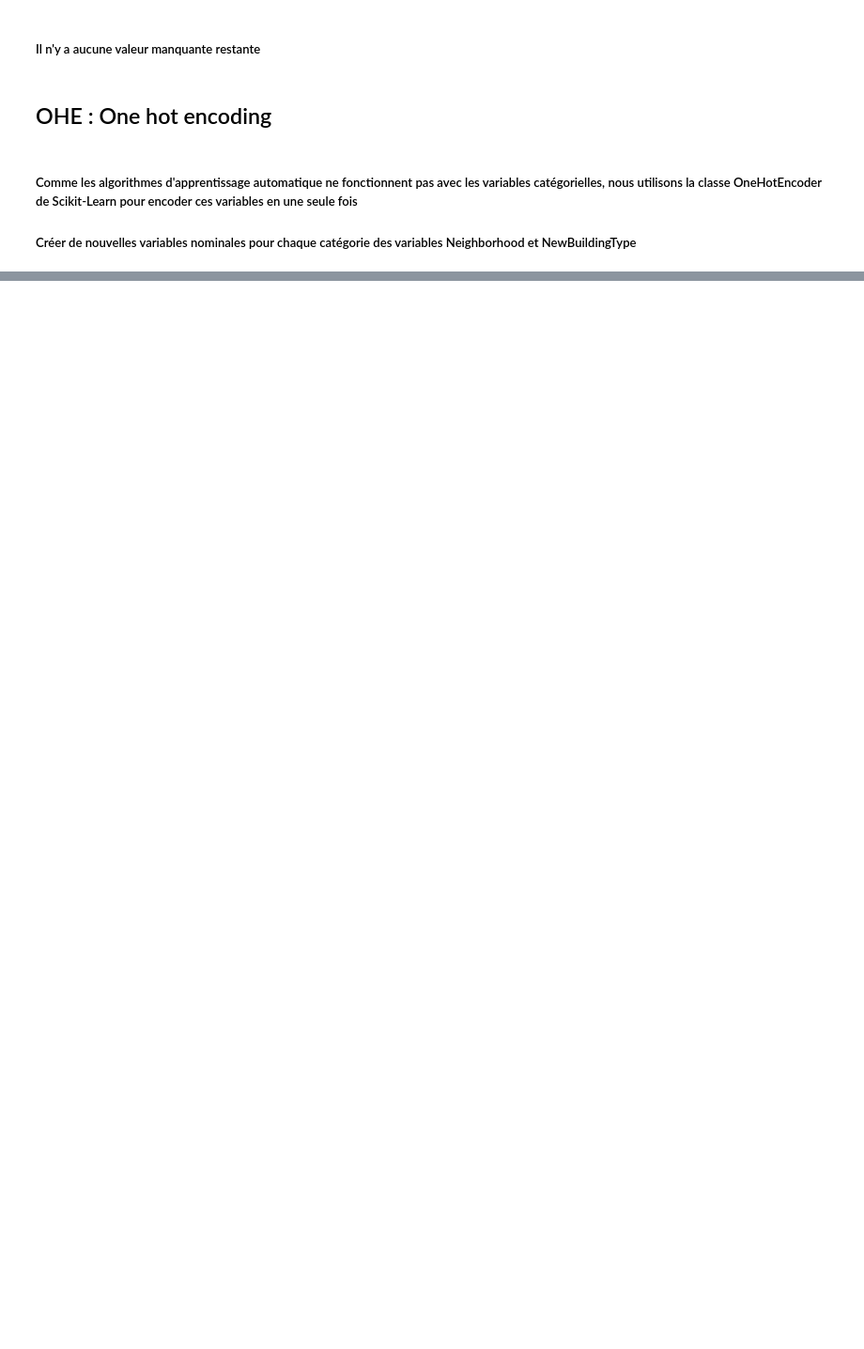
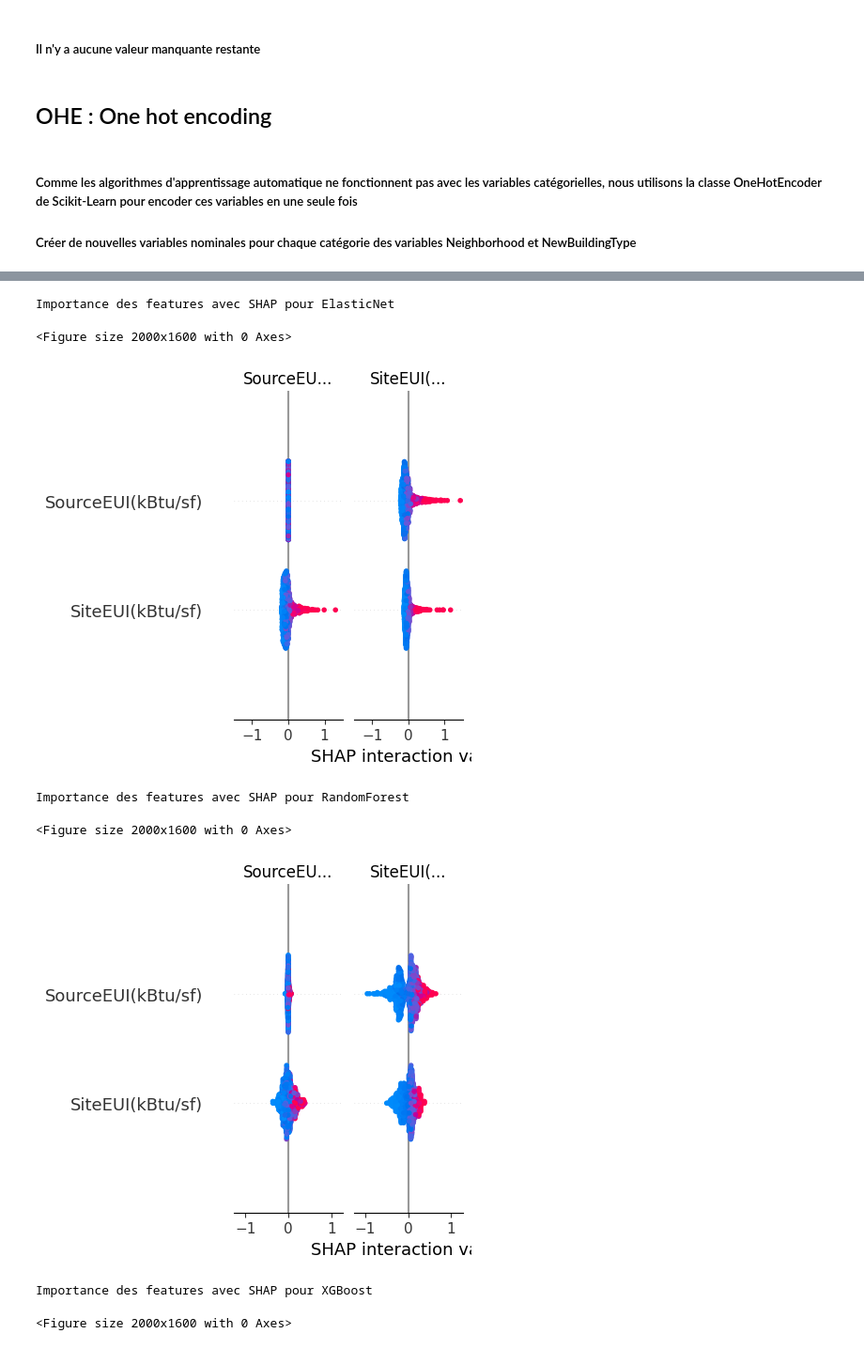
Before and after one commit to TheoChastrePradat/OC_DataSctientist_P4, a Jupyter notebook: Projet_4/Script/seattle_conso.ipynb, the cells around one changed output, grey strips where cells are left out. Shown at 94% size. Drawn from its saved outputs; the diff is of its cells as text; code cells hidden in the pictures; blank space fills up the shorter version.

Commit message:
Features updates
Premiere iteration avec 4 modeles de la meme famille

```diff
--- a/Projet_4/Script/seattle_conso.ipynb
+++ b/Projet_4/Script/seattle_conso.ipynb
@@ -1302,0 +1339,22 @@ display(encoded_df.sample(10))
+# %%
+# Convertir X_train en DataFrame pour SHAP
+X_train_df = pd.DataFrame(X_train, columns=X.columns)
+# %%
+# Initialiser les modèles
+models = {
+    'ElasticNet': ElasticNet(random_state=42),
+    'RandomForest': RandomForestRegressor(random_state=42),
+    'SVR': SVR(),
+    'XGBoost': XGBRegressor(random_state=42)}
+# %%
+# Hyperparamètres pour GridSearchCV
+param_grids = {
+    'ElasticNet': {'alpha': [0.1, 1, 10], 'l1_ratio': [0.2, 0.5, 0.8]},
+    'RandomForest': {'n_estimators': [100, 200], 'max_depth': [None, 10, 20]},
+    'SVR': {'C': [0.1, 1, 10], 'kernel': ['linear', 'rbf']},
+    'XGBoost': {'learning_rate': [0.01, 0.1, 0.2], 'max_depth': [3, 6, 10]}
+}
+# %%
+# Évaluation des modèles
+results = {}
+shap_values = {}
@@ -1302,0 +1448,16 @@ display(encoded_df.sample(10))
+# %%
+# Visualisation SHAP pour chaque modèle
+for name, shap_vals in shap_values.items():
+    print(f"Importance des features avec SHAP pour {name}")
+    plt.figure(figsize=(20, 16))
+    plt.tight_layout()
+    shap.summary_plot(shap_vals, X_train_df, max_display=X_train_df.shape[1], feature_names=X.columns)
+# %% [output]
+Importance des features avec SHAP pour ElasticNet
+<Figure size 2000x1600 with 0 Axes>
+[figure, added]
+Importance des features avec SHAP pour RandomForest
+<Figure size 2000x1600 with 0 Axes>
+[figure, added]
+Importance des features avec SHAP pour XGBoost
+<Figure size 2000x1600 with 0 Axes>
```
Also changed, not shown: parts of 23 cells of this notebook.
